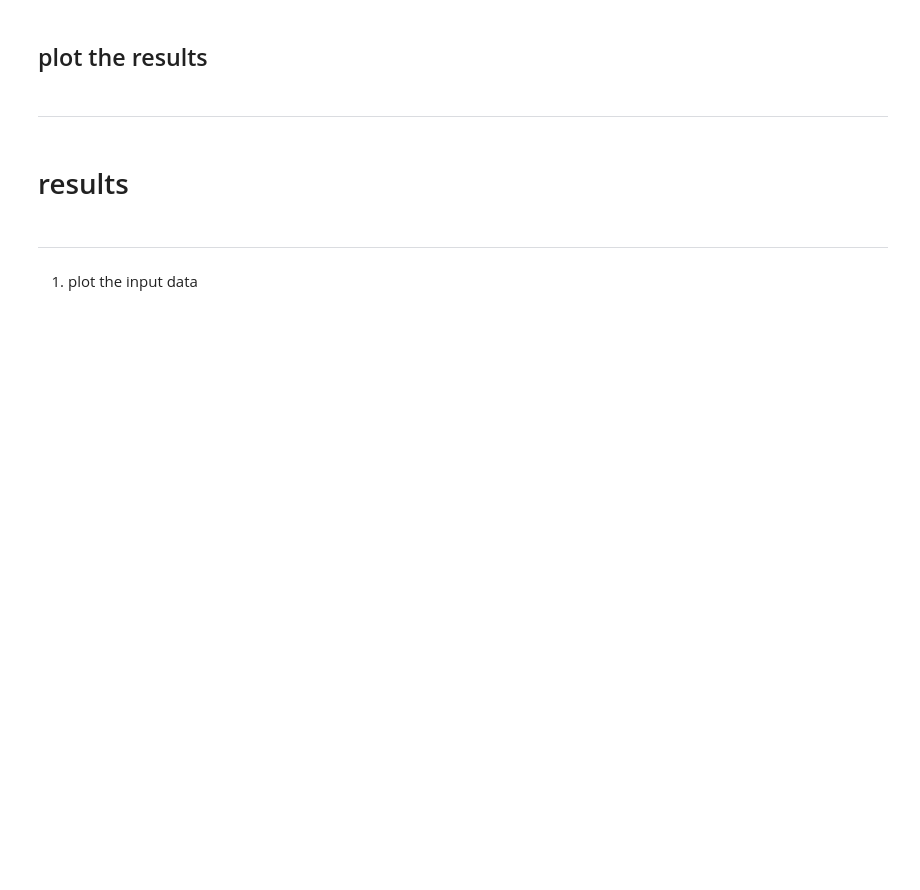
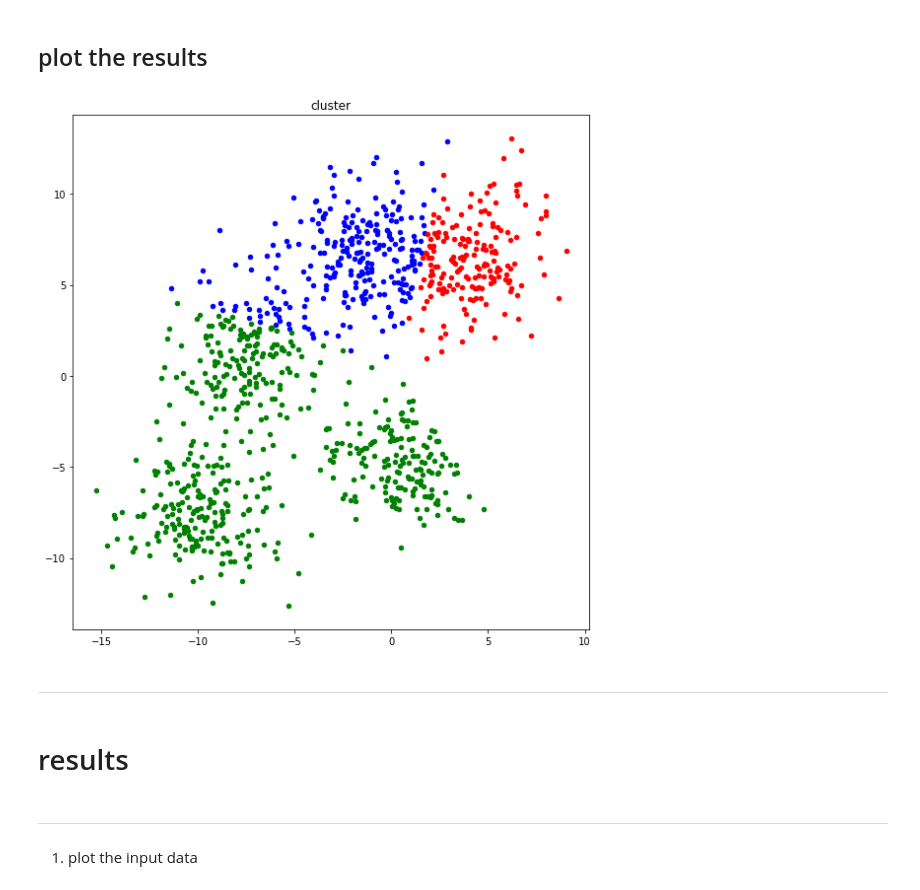
Before and after one commit to sejongpyo/Studies, a Jupyter notebook: 11/assignment_11.ipynb, the cells around one changed output. Saved outputs shown, nothing was run; the diff lists cells and outputs as text; code cells hidden in the pictures; blank space fills up the shorter version.

```diff
--- a/11/assignment_11.ipynb
+++ b/11/assignment_11.ipynb
@@ -67,22 +67,25 @@ def compute_label(distance):
 # %%
 # ===================================================
 # assign the number of clusters and iterations
-number_cluster      = 3
+number_cluster      = 5
 number_iteration    = 300
 # ===================================================
 # %%
 distance            = np.zeros(shape=(number_data, number_cluster)) # 1000, 3
-centroid            = np.zeros(shape=(number_cluster, number_feature))
-loss_iteration      = np.zeros(shape=(number_iteration, 1))
-centroid_iteration  = np.zeros(shape=(number_iteration, number_cluster, number_feature))
+centroid            = np.random.rand(number_cluster, number_feature) # 3, 2
+loss_iteration      = np.zeros(shape=(number_iteration, 1)) # 300, 1
+centroid_iteration  = np.zeros(shape=(number_iteration, number_cluster, number_feature)) # 300, 3, 2
 
 for i in range(number_iteration):
     distance[:, 0] = compute_distance(feature, centroid[0])
     for k in range(1, number_cluster):
         distance[:, k] = compute_distance(feature, centroid[k])
+
+
     label_feature = compute_label(distance)
-    loss_iteration[i] = distance[]
+#     loss_iteration[i] = distance[]
     for j in range(number_cluster):
         com_centroid = compute_centroid(feature, label_feature, j)
     centroid_iteration[i, j, :] = com_centroid
+    print('hi')
 centroid = com_centroid
@@ -126,13 +153,15 @@ def plot_cluster(feature, label_feature, label_cluster):
 
     plt.figure(figsize=(8,8))   # USE THIS VALUE for the size of the figure
     plt.title('cluster')
-    # ===================================================
-    # fill up the blank
-    #
-    #
-    # ===================================================
+    plt.scatter(feature[label_feature == 0, 0], feature[label_feature == 0, 1], s = 20, c = 'b')
+    plt.scatter(feature[label_feature == 1, 0], feature[label_feature == 1, 1], s = 20, c = 'r')
+    plt.scatter(feature[label_feature == 2, 0], feature[label_feature == 2, 1], s = 20, c = 'g')
     plt.tight_layout()
     plt.show()
+# %%
+plot_cluster(feature, label_feature, 3)
+# %% [output]
+[figure, added]
 # %% [markdown]
 ***
 # %% [markdown]
```
Also changed, not shown: parts of 3 cells of this notebook.
